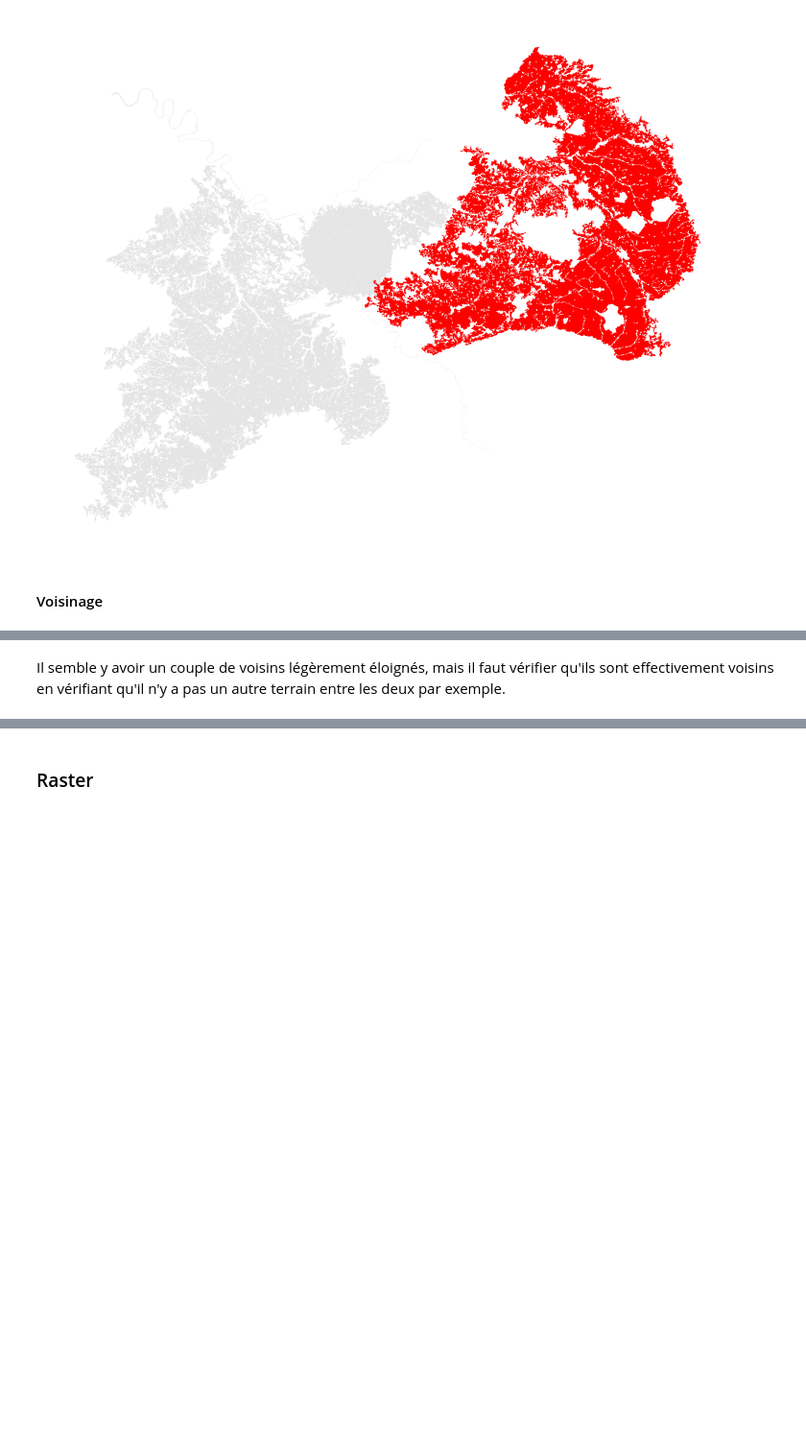
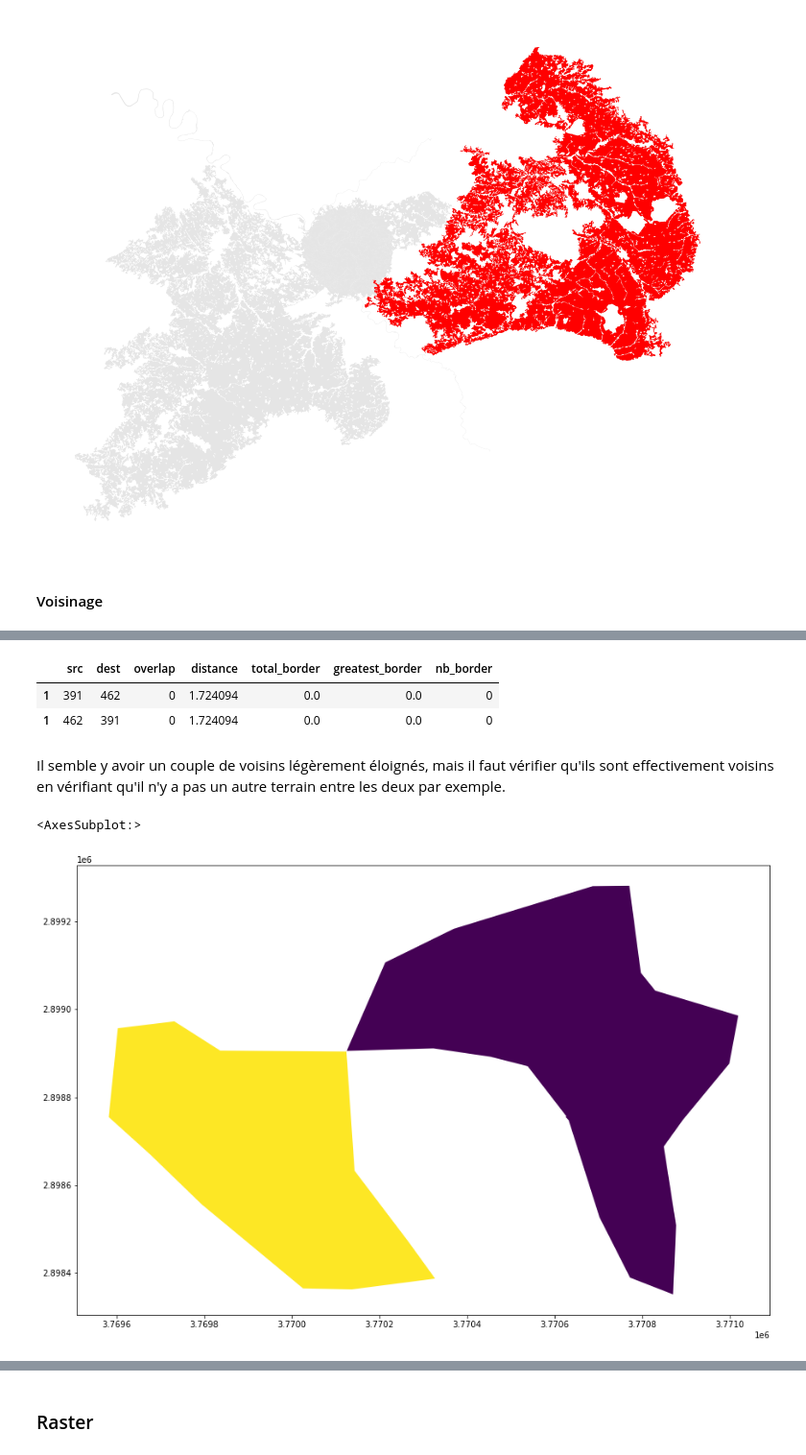
Before and after one commit to massimovenuti/clc-graph-deep-learning, a Jupyter notebook: clc.ipynb, the cells around one changed output, grey strips where cells are left out. Shown at 96% size. Drawn from its saved outputs; the diff is of its cells as text; code cells hidden in the pictures; blank space fills up the shorter version.

Commit message:
améliorations et construction d'un graphe unique pour la classification de noeud

```diff
--- a/clc.ipynb
+++ b/clc.ipynb
@@ -50,7 +55,10 @@ def preprocessing(gdf):
     # utilisation de l'air calculée par geopandas
     gdf.Area_Ha = gdf.area/1e4
     gdf.Code_18 = gdf.Code_18.astype(int)
+    # pour simplifier la création des graphes
+    gdf["Node_ID"] = gdf.index
     # todo : gérer les nodata
+    # todo : ajouter les données intéressantes pour le graphe (par ex: gdf.length)
     return gdf
 # %%
 gdf = preprocessing(gdf)
@@ -143,9 +149,6 @@ plt.show()
 # %% [markdown]
 #### Voisinage
 # %%
-import shapely
-import pandas as pd
-
 def preprocess_border(area, border):
     overlap = 0
     if border.is_empty:
@@ -177,7 +180,7 @@ def calc_borders(area, neighbors):
             borders_info["nb_borders"].append(1 if length > 0 else 0)
     return borders_info
 
-def calc_neighborhood(gdf, path = None):
+def calc_neighborhood(gdf):
     neighbors_df = pd.DataFrame(columns=["src", "dest", "overlap", "distance", "total_border", "greatest_border", "nb_border"])
 
     for index, area in gdf.iterrows():
@@ -185,10 +188,10 @@ def calc_neighborhood(gdf, path = None):
 
         distances = gdf.geometry.distance(area.geometry)
         # ! prend en compte l'overlapping
-        neighbors = gdf[(distances < 10) & (gdf.OBJECTID != area.OBJECTID)]
+        neighbors = gdf[(distances < 10) & (gdf.Node_ID != area.Node_ID)]
 
-        src = np.ones(len(neighbors), dtype=np.int64) * area.OBJECTID
-        dest = neighbors.OBJECTID.tolist()
+        src = np.ones(len(neighbors), dtype=np.int64) * area.Node_ID
+        dest = neighbors.Node_ID.tolist()
         distance = distances[neighbors.index].tolist()
 
         # ! peut avoir plusieurs frontières
@@ -203,11 +206,9 @@ def calc_neighborhood(gdf, path = None):
 
     print("finished")
 
-    if path is not None:
-        neighbors_df.to_csv(path)
-
     return neighbors_df
 # %%
-neighborhood = calc_neighborhood(gdf, "data/france-centre-neighborhood.csv")
+neighborhood = calc_neighborhood(gdf)
+neighborhood.to_csv("data/france-centre-neighborhood.csv")
 # %% [output]
 0...1...2...3...4...5...6...7...8...9...10...11...12...13...14...15...16...17...18...19...20...21...22...23...24...25...26...27...28...29...30...31...32...33...34...35...36...37...38...39...40...41... ...
@@ -223,9 +238,16 @@ neighborhood.loc[:,"distance":"nb_border"].describe()
 # %%
 neighborhood[neighborhood.distance > 0]
+# %% [output]
+|  | src | dest | overlap | distance | total_border | greatest_border | nb_border |
+| 1 | 391 | 462 | 0 | 1.724094 | 0.0 | 0.0 | 0 |
+| 1 | 462 | 391 | 0 | 1.724094 | 0.0 | 0.0 | 0 |
 # %% [markdown]
 Il semble y avoir un couple de voisins légèrement éloignés, mais il faut vérifier qu'ils sont effectivement voisins en vérifiant qu'il n'y a pas un autre terrain entre les deux par exemple.
 # %%
 distanced_neighbors = neighborhood[neighborhood.distance > 0].src.tolist()
-df = gdf[gdf.OBJECTID.isin(distanced_neighbors)]
-df.plot("OBJECTID", figsize=(20, 10))
+df = gdf[gdf.Node_ID.isin(distanced_neighbors)]
+df.plot("Node_ID", figsize=(20, 10))
+# %% [output]
+<AxesSubplot:>
+[figure, added]
 # %%
```
Also changed, not shown: parts of 33 cells of this notebook, 3 other files.
